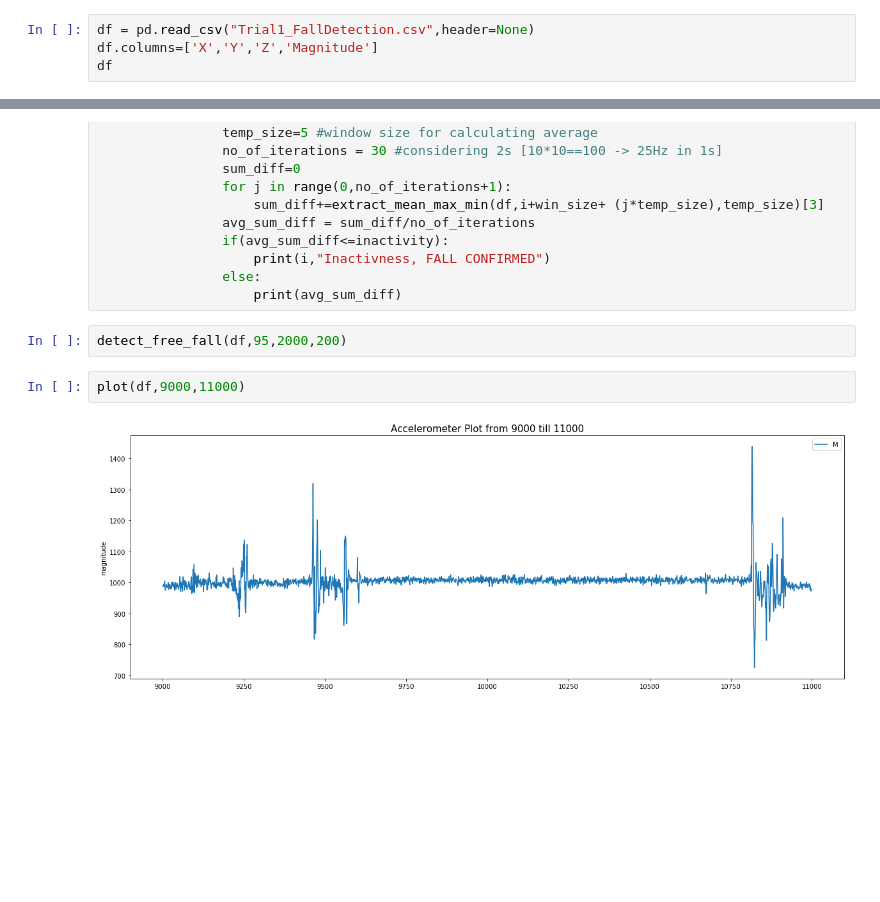
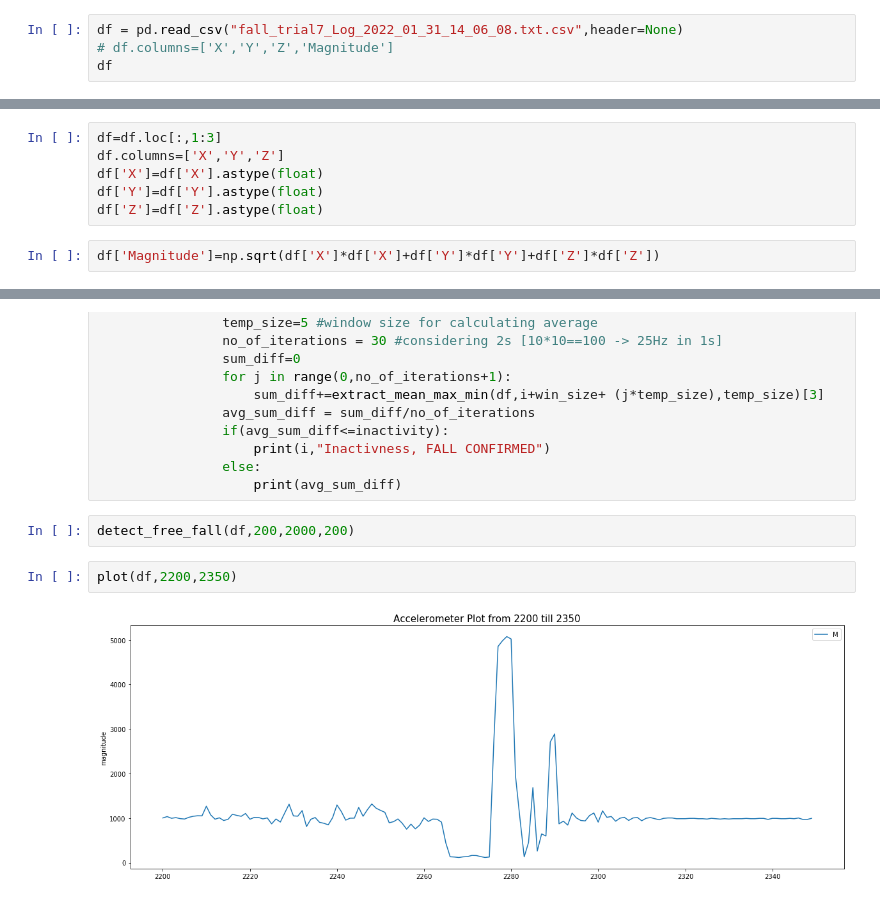
Before and after one commit to mohit-bags/Fall-Detection-using-Accelerometer, a Jupyter notebook: Fall_Detection_abstract.ipynb, the cells around one changed output, grey strips where cells are left out. Drawn from its saved outputs; the diff is of its cells as text; blank space fills up the shorter version.

```diff
--- a/Fall_Detection_abstract.ipynb
+++ b/Fall_Detection_abstract.ipynb
@@ -9,7 +10,7 @@ import warnings
 warnings.filterwarnings('ignore')
 plt.rcParams["figure.figsize"] = (20,7)
 # %%
-df = pd.read_csv("Trial1_FallDetection.csv",header=None)
-df.columns=['X','Y','Z','Magnitude']
+df = pd.read_csv("fall_trial7_Log_2022_01_31_14_06_08.txt.csv",header=None)
+# df.columns=['X','Y','Z','Magnitude']
 df
 # %% [output]
@@ -28,0 +30,8 @@ df
+# %%
+df=df.loc[:,1:3]
+df.columns=['X','Y','Z']
+df['X']=df['X'].astype(float)
+df['Y']=df['Y'].astype(float)
+df['Z']=df['Z'].astype(float)
+# %%
+df['Magnitude']=np.sqrt(df['X']*df['X']+df['Y']*df['Y']+df['Z']*df['Z'])
@@ -132,8 +168,8 @@ def detect_free_fall(df,threshold_tending_0,impact_activity,inactivity,win_size=
                 else:
                     print(avg_sum_diff)
 # %%
-detect_free_fall(df,95,2000,200)
+detect_free_fall(df,200,2000,200)
 # %%
-plot(df,9000,11000)
+plot(df,2200,2350)
 # %% [output]
-[figure, old version]
+[figure, new version]
```
Also changed, not shown: parts of 10 cells of this notebook, 10 other files.
